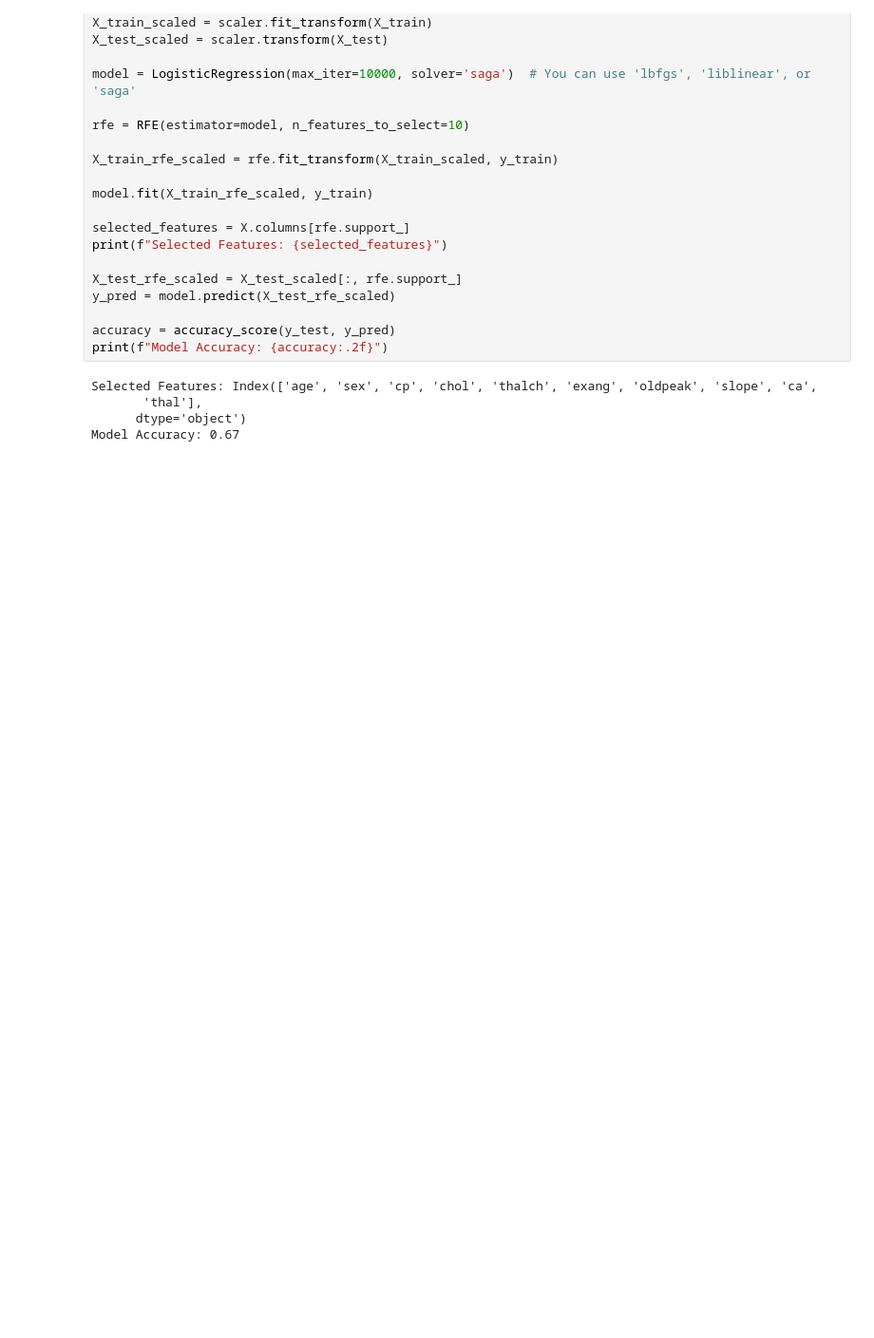
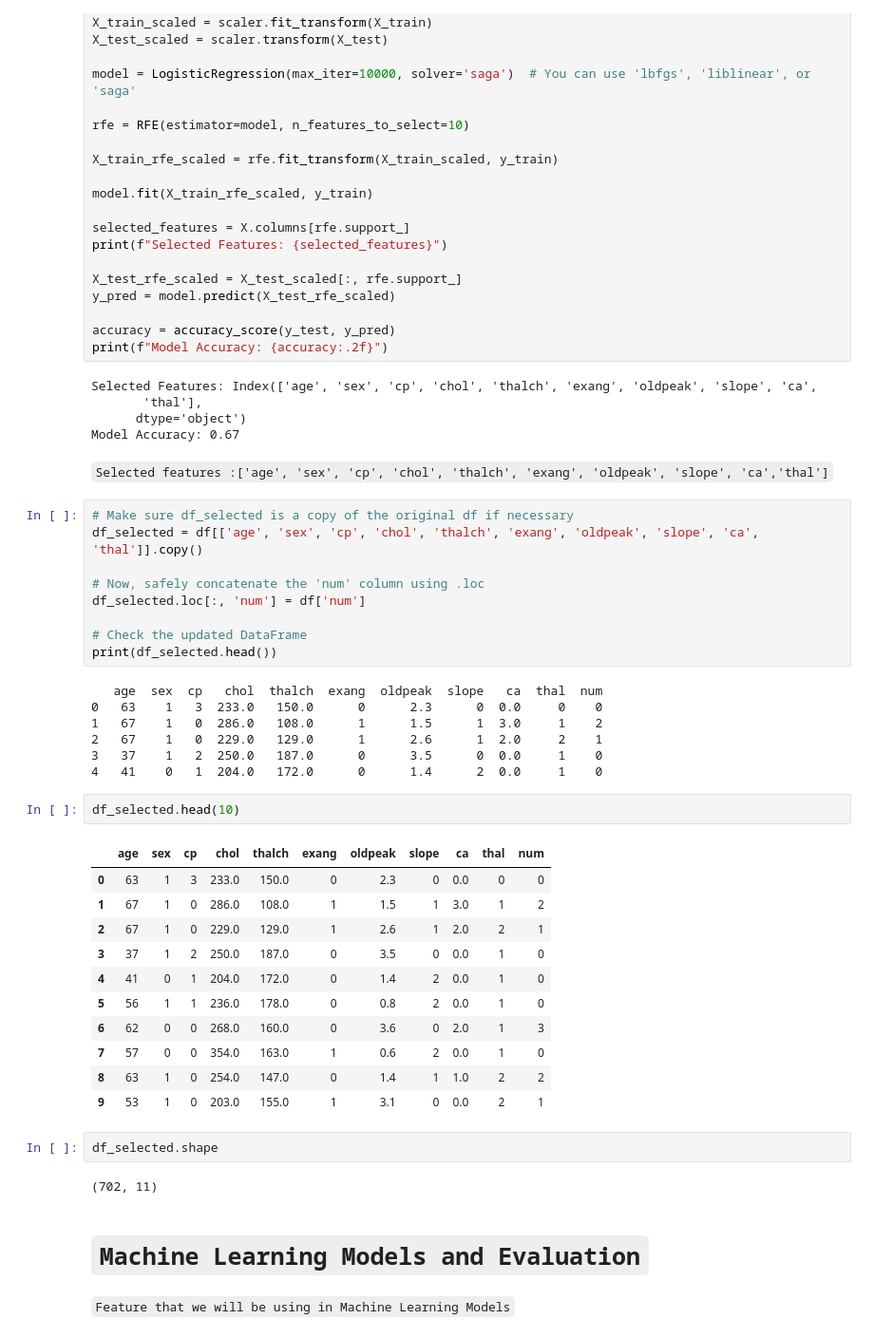
Before and after one commit to prashantpq/Data-Science-Internship, a Jupyter notebook: Week_1/Heart_Disease_Prediction/main.ipynb, the cells around one changed output. Shown: that part at 95% size. Drawn from its saved outputs; the diff is of its cells as text; blank space fills up the shorter version.

Commit message:
model created

```diff
--- a/Week_1/Heart_Disease_Prediction/main.ipynb
+++ b/Week_1/Heart_Disease_Prediction/main.ipynb
@@ -737,3 +737,43 @@ Selected Features: Index(['age', 'sex', 'cp', 'chol', 'thalch', 'exang', 'oldpea
        'thal'],
       dtype='object')
 Model Accuracy: 0.67
+# %% [markdown]
+`Selected features :['age', 'sex', 'cp', 'chol', 'thalch', 'exang', 'oldpeak', 'slope', 'ca','thal']`
+# %%
+# Make sure df_selected is a copy of the original df if necessary
+df_selected = df[['age', 'sex', 'cp', 'chol', 'thalch', 'exang', 'oldpeak', 'slope', 'ca', 'thal']].copy()
+
+# Now, safely concatenate the 'num' column using .loc
+df_selected.loc[:, 'num'] = df['num']
+
+# Check the updated DataFrame
+print(df_selected.head())
+# %% [output]
+   age  sex  cp   chol  thalch  exang  oldpeak  slope   ca  thal  num
+0   63    1   3  233.0   150.0      0      2.3      0  0.0     0    0
+1   67    1   0  286.0   108.0      1      1.5      1  3.0     1    2
+2   67    1   0  229.0   129.0      1      2.6      1  2.0     2    1
+3   37    1   2  250.0   187.0      0      3.5      0  0.0     1    0
+4   41    0   1  204.0   172.0      0      1.4      2  0.0     1    0
+# %%
+df_selected.head(10)
+# %% [output]
+|  | age | sex | cp | chol | thalch | exang | oldpeak | slope | ca | thal | num |
+| 0 | 63 | 1 | 3 | 233.0 | 150.0 | 0 | 2.3 | 0 | 0.0 | 0 | 0 |
+| 1 | 67 | 1 | 0 | 286.0 | 108.0 | 1 | 1.5 | 1 | 3.0 | 1 | 2 |
+| 2 | 67 | 1 | 0 | 229.0 | 129.0 | 1 | 2.6 | 1 | 2.0 | 2 | 1 |
+| 3 | 37 | 1 | 2 | 250.0 | 187.0 | 0 | 3.5 | 0 | 0.0 | 1 | 0 |
+| 4 | 41 | 0 | 1 | 204.0 | 172.0 | 0 | 1.4 | 2 | 0.0 | 1 | 0 |
+| 5 | 56 | 1 | 1 | 236.0 | 178.0 | 0 | 0.8 | 2 | 0.0 | 1 | 0 |
+| 6 | 62 | 0 | 0 | 268.0 | 160.0 | 0 | 3.6 | 0 | 2.0 | 1 | 3 |
+| 7 | 57 | 0 | 0 | 354.0 | 163.0 | 1 | 0.6 | 2 | 0.0 | 1 | 0 |
+| 8 | 63 | 1 | 0 | 254.0 | 147.0 | 0 | 1.4 | 1 | 1.0 | 2 | 2 |
+| 9 | 53 | 1 | 0 | 203.0 | 155.0 | 1 | 3.1 | 0 | 0.0 | 2 | 1 |
+# %%
+df_selected.shape
+# %% [output]
+(702, 11)
+# %% [markdown]
+# `Machine Learning Models and Evaluation`
+# %% [markdown]
+`Feature that we will be using in Machine Learning Models`
```
Also changed, not shown: parts of 6 cells of this notebook.
